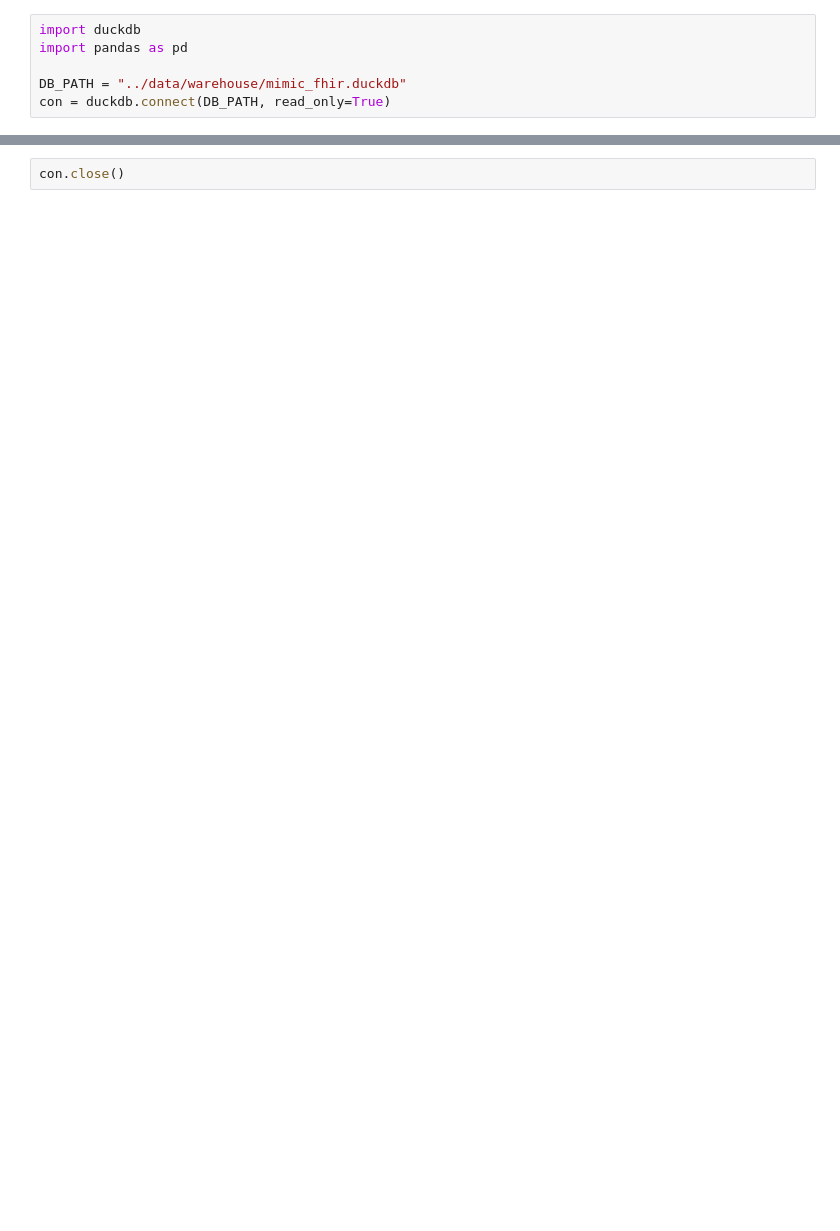
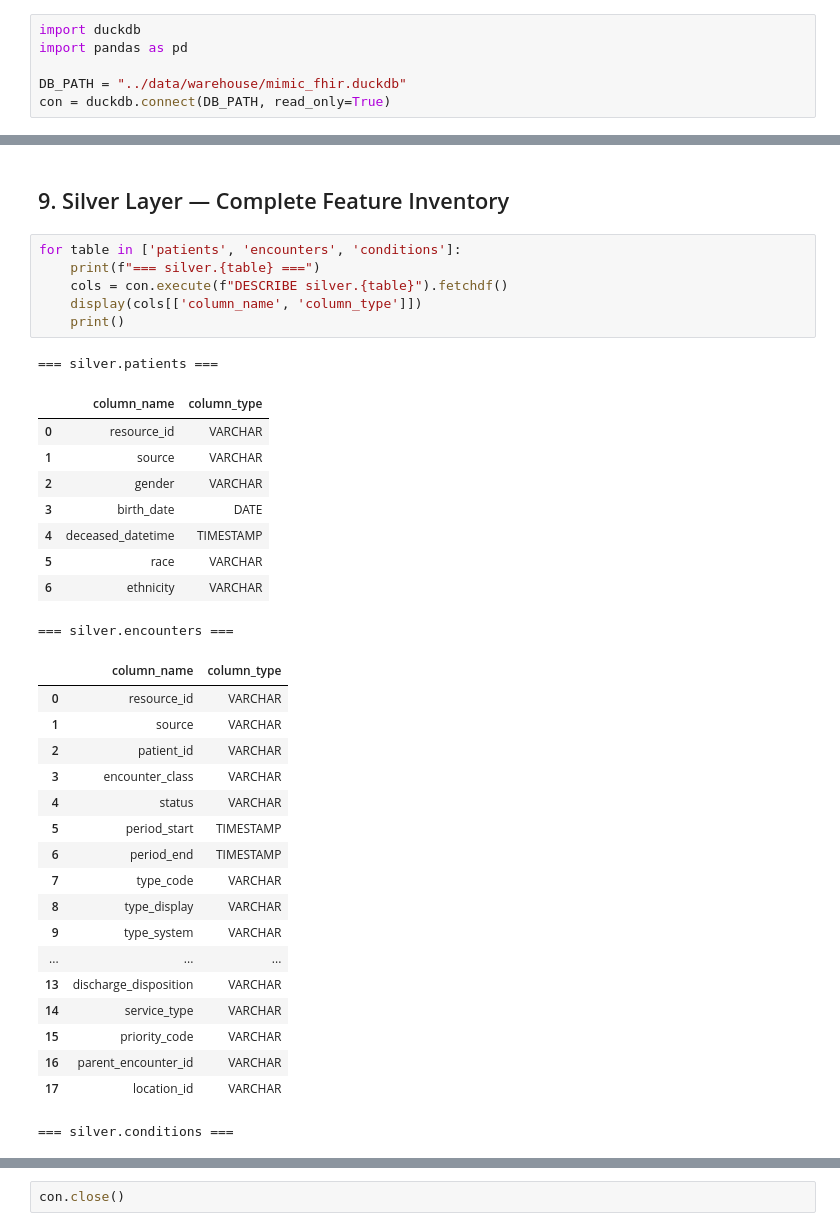
Before and after one commit to kasra321/MIMIC-FHIR, a Jupyter notebook: notebooks/healthcare_utilization_demo.ipynb, the cells around one changed output, grey strips where cells are left out. Saved outputs shown, nothing was run; the diff lists cells and outputs as text; blank space fills up the shorter version.

```diff
--- a/notebooks/healthcare_utilization_demo.ipynb
+++ b/notebooks/healthcare_utilization_demo.ipynb
@@ -291,0 +297,37 @@ for src in ['mimic-iv', 'synthea']:
+# %% [markdown]
+## 9. Silver Layer — Complete Feature Inventory
+# %%
+for table in ['patients', 'encounters', 'conditions']:
+    print(f"=== silver.{table} ===")
+    cols = con.execute(f"DESCRIBE silver.{table}").fetchdf()
+    display(cols[['column_name', 'column_type']])
+    print()
+# %% [output]
+=== silver.patients ===
+|  | column_name | column_type |
+| 0 | resource_id | VARCHAR |
+| 1 | source | VARCHAR |
+| 2 | gender | VARCHAR |
+| 3 | birth_date | DATE |
+| 4 | deceased_datetime | TIMESTAMP |
+| 5 | race | VARCHAR |
+| 6 | ethnicity | VARCHAR |
+=== silver.encounters ===
+|  | column_name | column_type |
+| 0 | resource_id | VARCHAR |
+| 1 | source | VARCHAR |
+| 2 | patient_id | VARCHAR |
+| 3 | encounter_class | VARCHAR |
+| 4 | status | VARCHAR |
+| 5 | period_start | TIMESTAMP |
+| 6 | period_end | TIMESTAMP |
+| 7 | type_code | VARCHAR |
+| 8 | type_display | VARCHAR |
+| 9 | type_system | VARCHAR |
+| ... | ... | ... |
+| 13 | discharge_disposition | VARCHAR |
+| 14 | service_type | VARCHAR |
+| 15 | priority_code | VARCHAR |
+| 16 | parent_encounter_id | VARCHAR |
+| 17 | location_id | VARCHAR |
+=== silver.conditions ===
```
Also changed, not shown: parts of 32 cells of this notebook, 21 other files.
